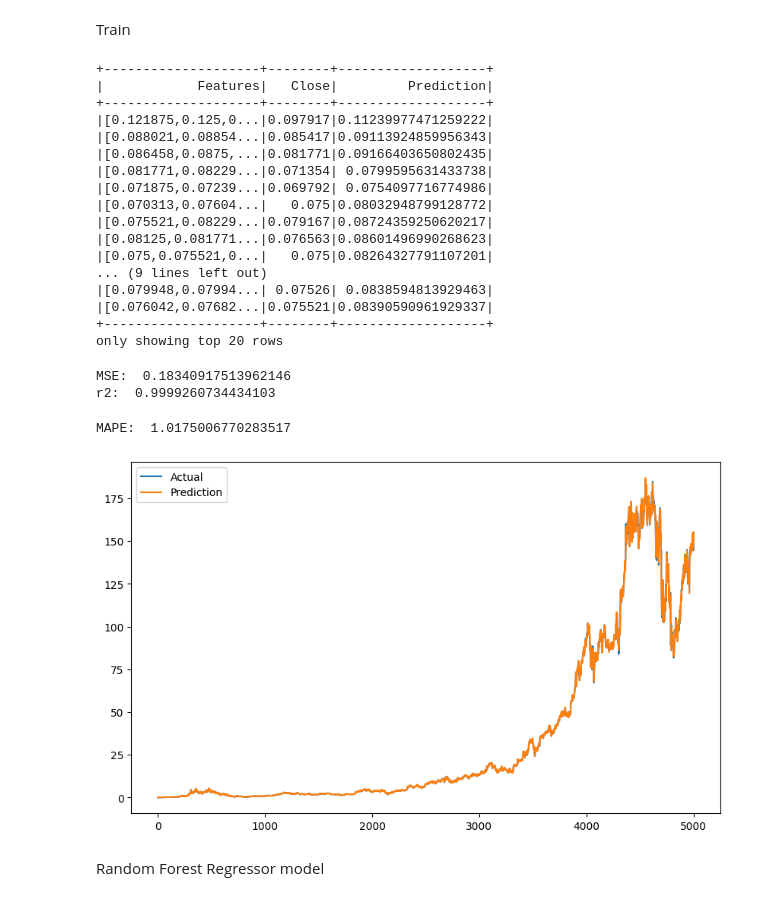
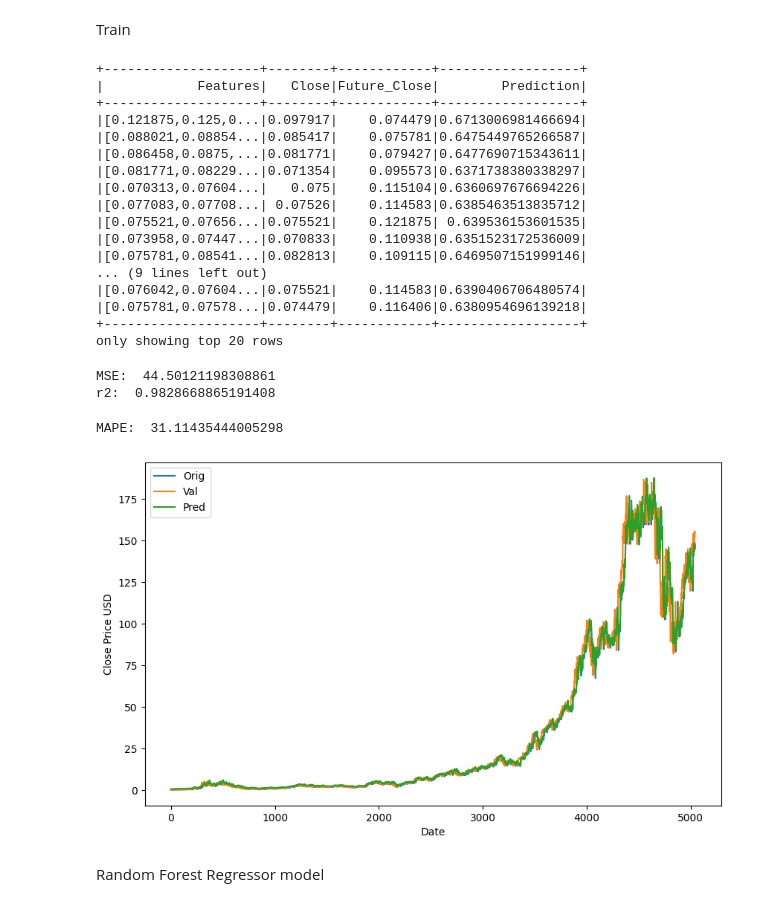
Before and after one commit to NguyenHien071202/IE212-Stock-price-prediction, a Jupyter notebook: stock-model.ipynb, the cells around one changed output. Saved outputs shown, nothing was run; the diff lists cells and outputs as text; code cells hidden in the pictures.

```diff
--- a/stock-model.ipynb
+++ b/stock-model.ipynb
@@ -104,5 +163,5 @@ output.columns
 # %%
-final_data=output.select("Date", "Features", "Close").sort("Date", ascending=True)
+final_data=output.select("Date", "Features", "Close", "Future_Close").sort("Date", ascending=True)
 # %%
 final_data.show()
 # %% [output]
@@ -135,7 +194,7 @@ Linear Regression model
 # %%
 from pyspark.ml.regression import LinearRegression
 # %%
-regressor=LinearRegression(featuresCol='Features', labelCol='Close')
+regressor=LinearRegression(featuresCol='Features', labelCol='Future_Close')
 lr_model=regressor.fit(train_data)
 # %%
 lr_model.coefficients
@@ -201,50 +260,50 @@ plt.show()
 Train
 # %%
 pred_train1=lr_model.transform(train_data)
-pred_train1.select("Features", "Close", "Prediction").show()
+pred_train1.select("Features", "Close", "Future_Close", "Prediction").show()
 # %% [output]
-+--------------------+--------+-------------------+
-|            Features|   Close|         Prediction|
-+--------------------+--------+-------------------+
-|[0.121875,0.125,0...|0.097917|0.11239977471259222|
-|[0.088021,0.08854...|0.085417|0.09113924859956343|
-|[0.086458,0.0875,...|0.081771|0.09166403650802435|
-|[0.081771,0.08229...|0.071354| 0.0799595631433738|
-|[0.071875,0.07239...|0.069792| 0.0754097716774986|
-|[0.070313,0.07604...|   0.075|0.08032948799128772|
-|[0.075521,0.08229...|0.079167|0.08724359250620217|
-|[0.08125,0.081771...|0.076563|0.08601496990268623|
-|[0.075,0.075521,0...|   0.075|0.08264327791107201|
++--------------------+--------+------------+------------------+
+|            Features|   Close|Future_Close|        Prediction|
++--------------------+--------+------------+------------------+
+|[0.121875,0.125,0...|0.097917|    0.074479|0.6713006981466694|
+|[0.088021,0.08854...|0.085417|    0.075781|0.6475449765266587|
+|[0.086458,0.0875,...|0.081771|    0.079427|0.6477690715343611|
+|[0.081771,0.08229...|0.071354|    0.095573|0.6371738380338297|
+|[0.070313,0.07604...|   0.075|    0.115104|0.6360697676694226|
+|[0.077083,0.07708...| 0.07526|    0.114583|0.6385463513835712|
+|[0.075521,0.07656...|0.075521|    0.121875| 0.639536153601535|
+|[0.073958,0.07447...|0.070833|    0.110938|0.6351523172536009|
+|[0.075781,0.08541...|0.082813|    0.109115|0.6469507151999146|
 ... (9 lines left out)
-|[0.079948,0.07994...| 0.07526| 0.0838594813929463|
-|[0.076042,0.07682...|0.075521|0.08390590961929337|
-+--------------------+--------+-------------------+
+|[0.076042,0.07604...|0.075521|    0.114583|0.6390406706480574|
+|[0.075781,0.07578...|0.074479|    0.116406|0.6380954696139218|
++--------------------+--------+------------+------------------+
 only showing top 20 rows
 # %%
-evaluator = RegressionEvaluator(predictionCol="prediction", labelCol="Close", metricName="mse")
 mse = evaluator.evaluate(pred_train1)
-evaluator_r2 = RegressionEvaluator(predictionCol="prediction", labelCol="Close", metricName="r2")
 r2 = evaluator_r2.evaluate(pred_train1)
 print('MSE: ', mse, '\n' + 'r2: ', r2, '\n')
 # %% [output]
-MSE:  0.18340917513962146
-r2:  0.9999260734434103
+MSE:  44.50121198308861
+r2:  0.9828668865191408
 # %%
-pred_train1=pred_train1.withColumn("MAPE",abs(col("Close")-col("Prediction"))/col("Close"))
+pred_train1=pred_train1.withColumn("MAPE",abs(col("Future_Close")-col("Prediction"))/col("Future_Close"))
 mape = pred_train1.select(avg("MAPE")).collect()[0][0]*100
 print('MAPE: ', mape)
 # %% [output]
-MAPE:  1.0175006770283517
+MAPE:  31.11435444005298
 # %%
-pandas_df1 = pred_train1.select("Close", "Prediction").toPandas()
+pandas_df1 = pred_train1.select("Close", "Future_Close", "Prediction").toPandas()
 # %%
 plt.figure(figsize=(10, 6))
-plt.plot(pandas_df1['Close'], label='Actual')
-plt.plot(pandas_df1['Prediction'], label='Prediction')
-plt.legend()
+plt.xlabel('Date')
+plt.ylabel('Close Price USD')
+plt.plot(pandas_df1['Close'])
+plt.plot(pandas_df1[['Future_Close', 'Prediction']])
+plt.legend(['Orig', 'Val', 'Pred'])
 plt.show()
 # %% [output]
-[figure, old version]
+[figure, new version]
 # %% [markdown]
 Random Forest Regressor model
 # %%
```
Also changed, not shown: parts of 49 cells of this notebook, 20 other files.
